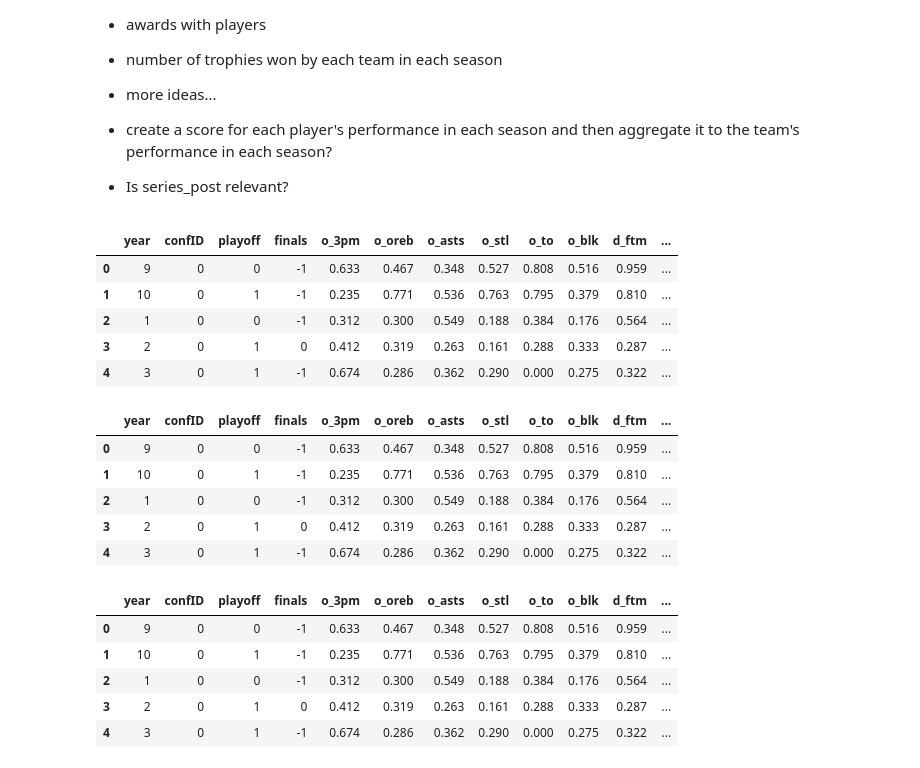
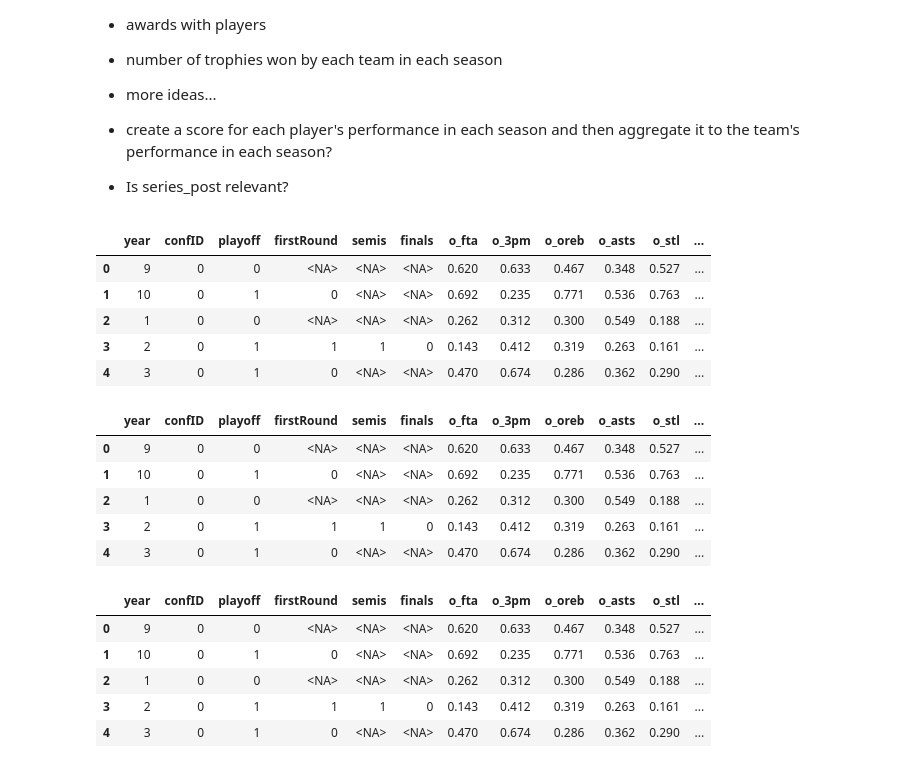
Before and after one commit to jogp10/WnbaPlayoffsPredicting, a Jupyter notebook: notebooks/preparation.ipynb, the cells around one changed output. Cells and saved outputs as stored; diff of their text form; code cells hidden in the pictures.

```diff
--- a/notebooks/preparation.ipynb
+++ b/notebooks/preparation.ipynb
@@ -305,7 +305,6 @@ for col in binary_columns:
     dfs["teams_df"][col] = dfs["teams_df"][col].replace('W', 1)
     dfs["teams_df"][col] = dfs["teams_df"][col].replace('N', 0)
     dfs["teams_df"][col] = dfs["teams_df"][col].replace('Y',1)
-    dfs["teams_df"][col] = dfs["teams_df"][col].fillna(-1)
 
 #change the type of the column to int
 for col in binary_columns:
@@ -461,7 +460,9 @@ dfs["players_teams_df"]["Avg_Turnovers_Per_Game"] = (
 
 
 # Ratio of Points in Playoffs to Regular Season
-# dfs['players_teams_df']['Points_Ratio'] = dfs['players_teams_df']['PostPoints'] / dfs['players_teams_df']['points']
+dfs['players_teams_df']['Points_Ratio'] = dfs['players_teams_df']['PostPoints'] / dfs['players_teams_df']['points']
+dfs['players_teams_df']['Points_Ratio'] = dfs['players_teams_df']['Points_Ratio'].replace([np.inf, -np.inf, np.NaN], 0)
+
 
 
 # Durability Ratio (Check if this is correct)
@@ -782,20 +783,19 @@ Insights on merging tables:
 - Is series_post relevant?
 # %%
 teams_post_df = dfs['teams_post_df'].rename(columns={'W': 'W_post', 'L': 'L_post'})
-teams_post_df.fillna(-1, inplace=True)
 dfs['teams_df'] = dfs['teams_df'].merge(teams_post_df, on=['tmID', 'year'], how='left')
 
 dfs['teams_df'].head()
 
 # to csv
 # dfs['teams_df'].to_csv('teams_df_merge_with_post.csv', index=False)
 # %% [output]
-|  | year | confID | playoff | finals | o_3pm | o_oreb | o_asts | o_stl | o_to | o_blk | d_ftm | ... |
-| 0 | 9 | 0 | 0 | -1 | 0.633 | 0.467 | 0.348 | 0.527 | 0.808 | 0.516 | 0.959 | ... |
-| 1 | 10 | 0 | 1 | -1 | 0.235 | 0.771 | 0.536 | 0.763 | 0.795 | 0.379 | 0.810 | ... |
-| 2 | 1 | 0 | 0 | -1 | 0.312 | 0.300 | 0.549 | 0.188 | 0.384 | 0.176 | 0.564 | ... |
-| 3 | 2 | 0 | 1 | 0 | 0.412 | 0.319 | 0.263 | 0.161 | 0.288 | 0.333 | 0.287 | ... |
-| 4 | 3 | 0 | 1 | -1 | 0.674 | 0.286 | 0.362 | 0.290 | 0.000 | 0.275 | 0.322 | ... |
+|  | year | confID | playoff | firstRound | semis | finals | o_fta | o_3pm | o_oreb | o_asts | o_stl | ... |
+| 0 | 9 | 0 | 0 | <NA> | <NA> | <NA> | 0.620 | 0.633 | 0.467 | 0.348 | 0.527 | ... |
+| 1 | 10 | 0 | 1 | 0 | <NA> | <NA> | 0.692 | 0.235 | 0.771 | 0.536 | 0.763 | ... |
+| 2 | 1 | 0 | 0 | <NA> | <NA> | <NA> | 0.262 | 0.312 | 0.300 | 0.549 | 0.188 | ... |
+| 3 | 2 | 0 | 1 | 1 | 1 | 0 | 0.143 | 0.412 | 0.319 | 0.263 | 0.161 | ... |
+| 4 | 3 | 0 | 1 | 0 | <NA> | <NA> | 0.470 | 0.674 | 0.286 | 0.362 | 0.290 | ... |
 # %%
 # join players (bioID) with players_teams (playerID)
 players_teams_df  = dfs['players_teams_df'].rename(columns={'playerID': 'bioID'})
@@ -809,31 +809,30 @@ dfs['players_teams_df'].to_csv('../prep_data/players_df_merge_with_players_teams
 teams_df3 = dfs['teams_df'].copy()
 
 # Iterate over each column in players_df
-for col in players_teams_df.columns:
-    col_type = players_teams_df[col].dtype
-    if col_type in ['float64', 'int64'] and col not in {'year', 'tmID', 'lgID', 'playerID', 'firstseason', 'lastseason', 'playoff', 'num_seasons', 'stint', 'GP', 'threeMade', 'dq', 'PostBlocks', 'PostthreeMade', 'PostDQ'}:
-        # Calculate the weighted mean using 'minutes' as weights within the groupby operation
-        weighted_mean = dfs['players_teams_df'].groupby(['year', 'tmID', 'playoff'])[col].apply(lambda x: np.average(x, weights=dfs['players_teams_df'].loc[x.index, 'Durability_Ratio'])).reset_index(name=col + '_weighted_mean')
+numeric_columns = dfs['players_teams_df'].select_dtypes(include=np.number).columns
+exclude_columns = {'year', 'tmID', 'lgID', 'playerID', 'firstseason', 'lastseason', 'playoff', 'num_seasons', 'stint', 'GP', 'threeMade', 'dq', 'PostBlocks', 'PostthreeMade', 'PostDQ'}
+numeric_columns = [col for col in numeric_columns if col not in exclude_columns]
 
-        # Merge the weighted mean into teams_df3
-        teams_df3 = teams_df3.merge(weighted_mean, on=['year', 'tmID', 'playoff'], how='left')
-        # teams_df3[col + '_weighted_mean'] = teams_df3[col].fillna(weighted_mean)  # Fill missing values with the overall weighted mean
+for col in numeric_columns:
+    # Calculate the weighted mean using 'minutes' as weights within the groupby operation
+    weighted_mean = dfs['players_teams_df'].groupby(['year', 'tmID', 'playoff'])[col].apply(lambda x: np.average(x, weights=dfs['players_teams_df'].loc[x.index, 'Durability_Ratio'])).reset_index(name=col + '_weighted_mean')
 
-# Replace inf with 0 in 'Points_Ratio'
-# teams_df3['Points_Ratio'] = teams_df3['Points_Ratio'].replace([np.inf, -np.inf], 0)
+    # Merge the weighted mean into teams_df3
+    teams_df3 = teams_df3.merge(weighted_mean, on=['year', 'tmID', 'playoff'], how='left')
+    # teams_df3[col + '_weighted_mean'] = teams_df3[col].fillna(weighted_mean)  # Fill missing values with the overall weighted mean
 
 # Save the DataFrame to CSV
 # dfs['teams_df'] = teams_df3.copy()
-# teams_df3.to_csv('../prep_data/teams_df3.csv', index=False)
+teams_df3.to_csv('../prep_data/teams_df3.csv', index=False)
 
 teams_df3.head()
 # %% [output]
-|  | year | confID | playoff | finals | o_3pm | o_oreb | o_asts | o_stl | o_to | o_blk | d_ftm | ... |
-| 0 | 9 | 0 | 0 | -1 | 0.633 | 0.467 | 0.348 | 0.527 | 0.808 | 0.516 | 0.959 | ... |
-| 1 | 10 | 0 | 1 | -1 | 0.235 | 0.771 | 0.536 | 0.763 | 0.795 | 0.379 | 0.810 | ... |
-| 2 | 1 | 0 | 0 | -1 | 0.312 | 0.300 | 0.549 | 0.188 | 0.384 | 0.176 | 0.564 | ... |
-| 3 | 2 | 0 | 1 | 0 | 0.412 | 0.319 | 0.263 | 0.161 | 0.288 | 0.333 | 0.287 | ... |
-| 4 | 3 | 0 | 1 | -1 | 0.674 | 0.286 | 0.362 | 0.290 | 0.000 | 0.275 | 0.322 | ... |
+|  | year | confID | playoff | firstRound | semis | finals | o_fta | o_3pm | o_oreb | o_asts | o_stl | ... |
+| 0 | 9 | 0 | 0 | <NA> | <NA> | <NA> | 0.620 | 0.633 | 0.467 | 0.348 | 0.527 | ... |
+| 1 | 10 | 0 | 1 | 0 | <NA> | <NA> | 0.692 | 0.235 | 0.771 | 0.536 | 0.763 | ... |
+| 2 | 1 | 0 | 0 | <NA> | <NA> | <NA> | 0.262 | 0.312 | 0.300 | 0.549 | 0.188 | ... |
+| 3 | 2 | 0 | 1 | 1 | 1 | 0 | 0.143 | 0.412 | 0.319 | 0.263 | 0.161 | ... |
+| 4 | 3 | 0 | 1 | 0 | <NA> | <NA> | 0.470 | 0.674 | 0.286 | 0.362 | 0.290 | ... |
 # %%
 #do similarly but now instead of the average of each player's performance, calculate the sum of the 3 best players' performance
 teams_df4 = dfs['teams_df'].copy()
@@ -851,20 +850,18 @@ for col in players_teams_df:
         teams_df4 = pd.merge(teams_df4, grouped, on=['year', 'tmID', 'playoff'], how='left', suffixes=('', f'_{col_name_sum}'))
 
 
-# in column Points_Ratio replace inf with 0
-# teams_df4['Points_Ratio'] = teams_df4['Points_Ratio'].replace([np.inf, -np.inf, np.NaN], 0)
 
 # dfs['teams_df'] = teams_df4.copy()
-# teams_df4.to_csv('../prep_data/teams_df4.csv', index=False)
+teams_df4.to_csv('../prep_data/teams_df4.csv', index=False)
 
 teams_df4.head()
 # %% [output]
-|  | year | confID | playoff | finals | o_3pm | o_oreb | o_asts | o_stl | o_to | o_blk | d_ftm | ... |
-| 0 | 9 | 0 | 0 | -1 | 0.633 | 0.467 | 0.348 | 0.527 | 0.808 | 0.516 | 0.959 | ... |
-| 1 | 10 | 0 | 1 | -1 | 0.235 | 0.771 | 0.536 | 0.763 | 0.795 | 0.379 | 0.810 | ... |
-| 2 | 1 | 0 | 0 | -1 | 0.312 | 0.300 | 0.549 | 0.188 | 0.384 | 0.176 | 0.564 | ... |
-| 3 | 2 | 0 | 1 | 0 | 0.412 | 0.319 | 0.263 | 0.161 | 0.288 | 0.333 | 0.287 | ... |
-| 4 | 3 | 0 | 1 | -1 | 0.674 | 0.286 | 0.362 | 0.290 | 0.000 | 0.275 | 0.322 | ... |
+|  | year | confID | playoff | firstRound | semis | finals | o_fta | o_3pm | o_oreb | o_asts | o_stl | ... |
+| 0 | 9 | 0 | 0 | <NA> | <NA> | <NA> | 0.620 | 0.633 | 0.467 | 0.348 | 0.527 | ... |
+| 1 | 10 | 0 | 1 | 0 | <NA> | <NA> | 0.692 | 0.235 | 0.771 | 0.536 | 0.763 | ... |
+| 2 | 1 | 0 | 0 | <NA> | <NA> | <NA> | 0.262 | 0.312 | 0.300 | 0.549 | 0.188 | ... |
+| 3 | 2 | 0 | 1 | 1 | 1 | 0 | 0.143 | 0.412 | 0.319 | 0.263 | 0.161 | ... |
+| 4 | 3 | 0 | 1 | 0 | <NA> | <NA> | 0.470 | 0.674 | 0.286 | 0.362 | 0.290 | ... |
 # %%
 # Number of trophies won by players on each team
 teams_df5 = dfs['teams_df'].copy()
```
Also changed, not shown: parts of 9 cells of this notebook, 16 other files.
